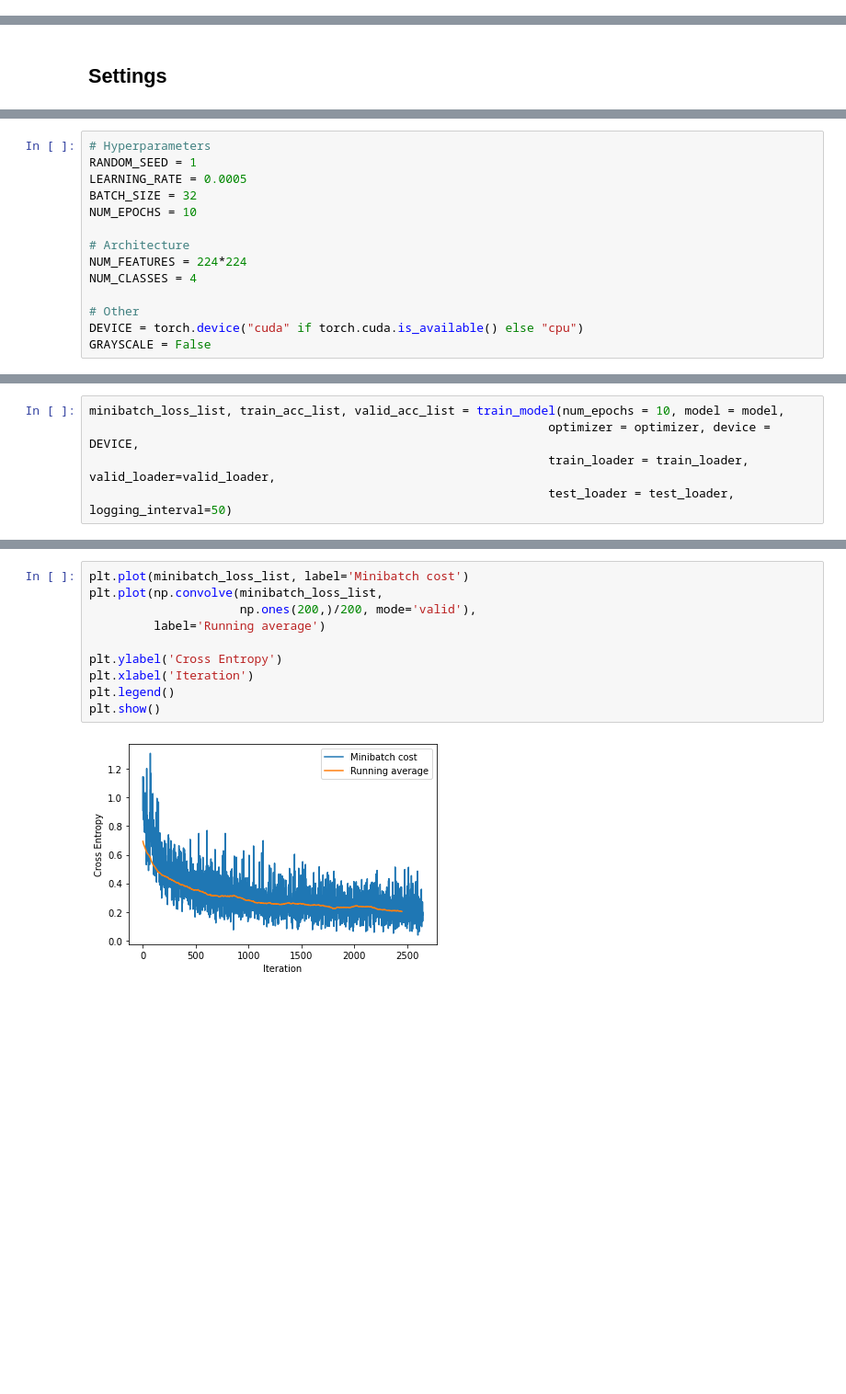
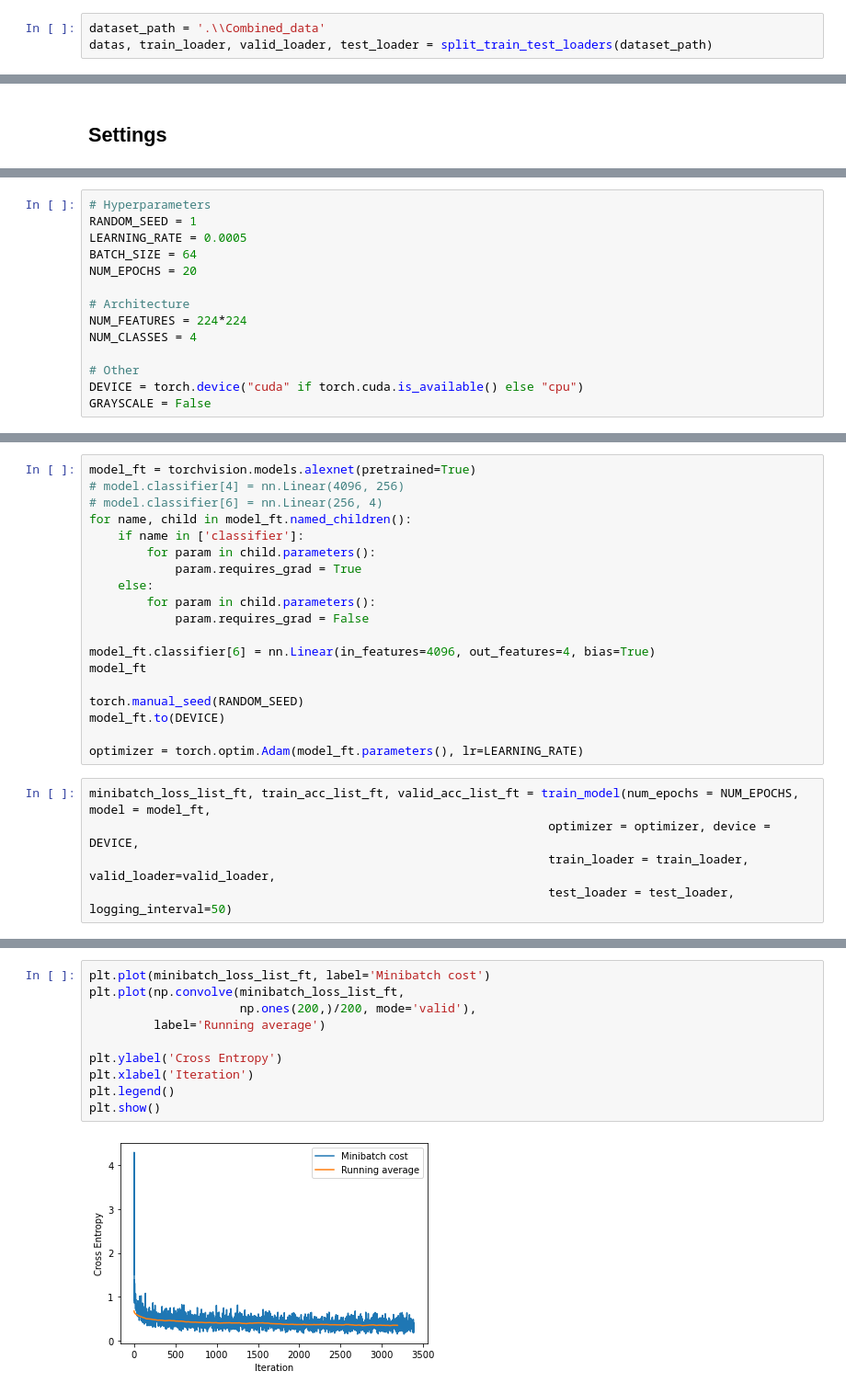
Before and after one commit to JasmineWang553/Stat-453-Chest-X-ray-Data, a Jupyter notebook: AlexNet.ipynb, the cells around one changed output, grey strips where cells are left out. Shown at 92% size. Cells and saved outputs as stored; diff of their text form; blank space fills up the shorter version.

```diff
--- a/AlexNet.ipynb
+++ b/AlexNet.ipynb
@@ -77,2 +40,5 @@ valid_loader = DataLoader(val_data, 64, shuffle = True)
+# %%
+dataset_path = '.\\Combined_data'
+datas, train_loader, valid_loader, test_loader = split_train_test_loaders(dataset_path)
 # %% [markdown]
 # Display Images
@@ -182,8 +106,8 @@ from helper_train import train_model
 # Hyperparameters
 RANDOM_SEED = 1
 LEARNING_RATE = 0.0005
-BATCH_SIZE = 32
-NUM_EPOCHS = 10
+BATCH_SIZE = 64
+NUM_EPOCHS = 20
 
 # Architecture
 NUM_FEATURES = 224*224
@@ -337,5 +333,24 @@ optimizer = torch.optim.Adam(model.parameters(), lr=LEARNING_RATE)
+# %%
+model_ft = torchvision.models.alexnet(pretrained=True)
+# model.classifier[4] = nn.Linear(4096, 256)
+# model.classifier[6] = nn.Linear(256, 4)
+for name, child in model_ft.named_children():
+    if name in ['classifier']:
+        for param in child.parameters():
+            param.requires_grad = True
+    else:
+        for param in child.parameters():
+            param.requires_grad = False
+
+model_ft.classifier[6] = nn.Linear(in_features=4096, out_features=4, bias=True)
+model_ft
+
+torch.manual_seed(RANDOM_SEED)
+model_ft.to(DEVICE)
+
+optimizer = torch.optim.Adam(model_ft.parameters(), lr=LEARNING_RATE)
 # %%
-minibatch_loss_list, train_acc_list, valid_acc_list = train_model(num_epochs = 10, model = model,
+minibatch_loss_list_ft, train_acc_list_ft, valid_acc_list_ft = train_model(num_epochs = NUM_EPOCHS, model = model_ft,
                                                                 optimizer = optimizer, device = DEVICE,
                                                                 train_loader = train_loader, valid_loader=valid_loader,
                                                                 test_loader = test_loader, logging_interval=50)
@@ -362,13 +377,13 @@ Test accuracy 91.87%
 # %%
-plt.plot(minibatch_loss_list, label='Minibatch cost')
-plt.plot(np.convolve(minibatch_loss_list,
+plt.plot(minibatch_loss_list_ft, label='Minibatch cost')
+plt.plot(np.convolve(minibatch_loss_list_ft,
                      np.ones(200,)/200, mode='valid'),
          label='Running average')
 
 plt.ylabel('Cross Entropy')
 plt.xlabel('Iteration')
 plt.legend()
 plt.show()
 # %% [output]
-[figure, old version]
+[figure, new version]
 # %%
```
Also changed, not shown: parts of 42 cells of this notebook, 5 other files.
